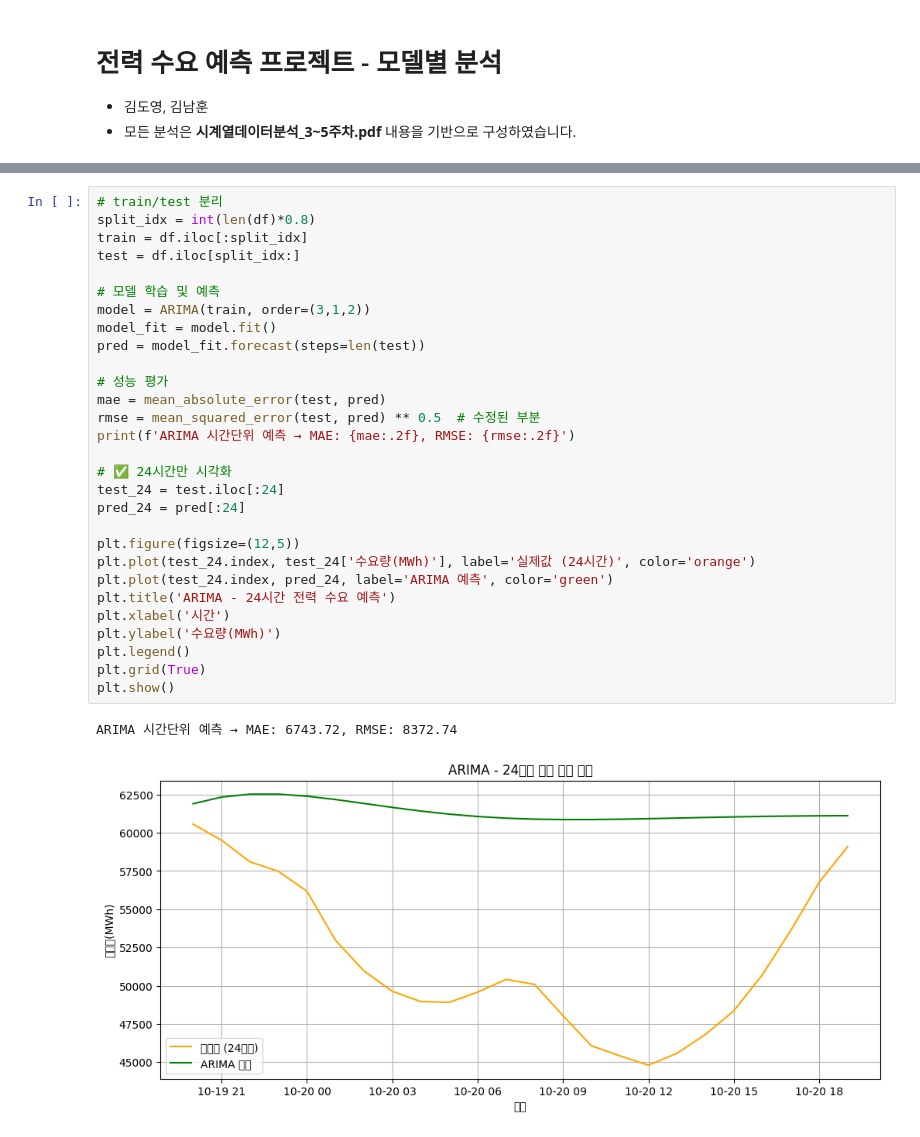
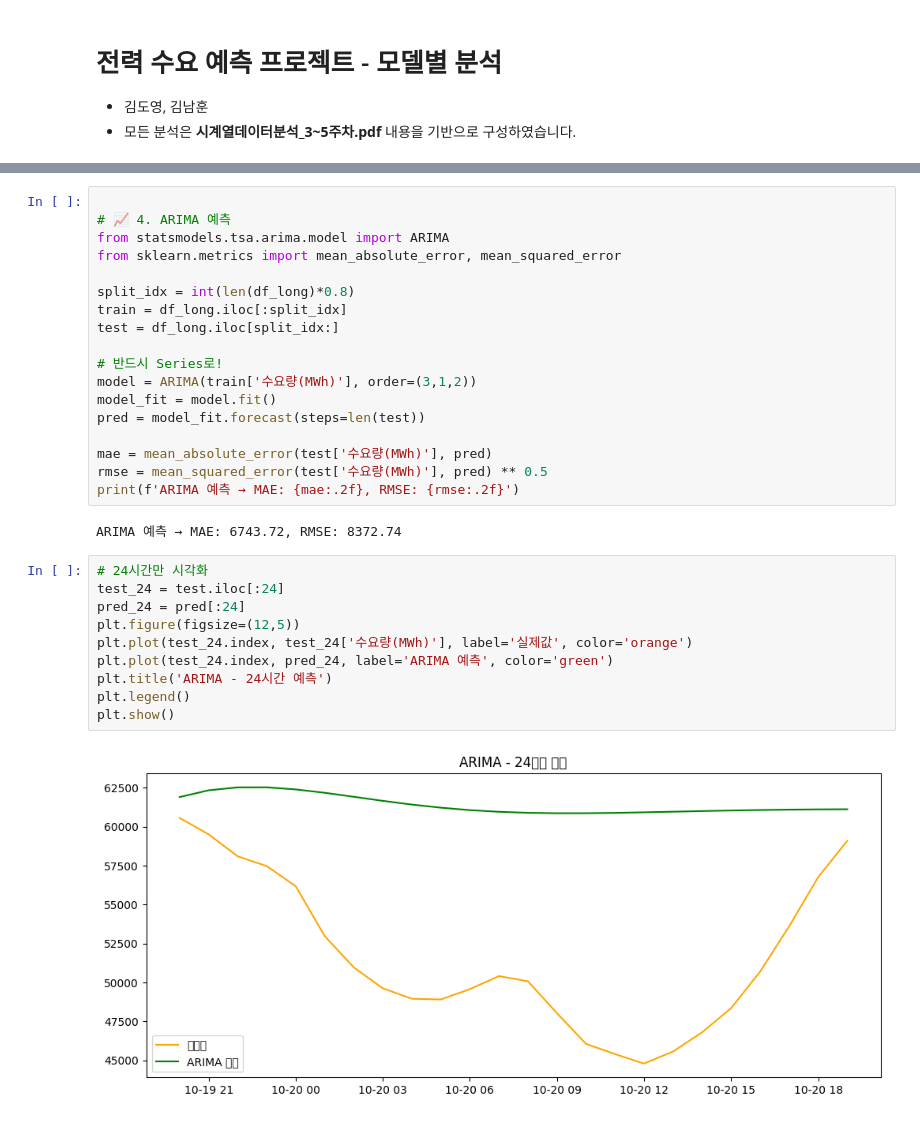
Before and after one commit to doyoung241/-, a Jupyter notebook: 전력수요_예측_3관점_완성본.ipynb, the cells around one changed output, grey strips where cells are left out. Cells and saved outputs as stored; diff of their text form.

```diff
--- a/전력수요_예측_3관점_완성본.ipynb
+++ b/전력수요_예측_3관점_완성본.ipynb
@@ -36,32 +146,32 @@ df.head()
+# %%
+
+# 📈 4. ARIMA 예측
+from statsmodels.tsa.arima.model import ARIMA
+from sklearn.metrics import mean_absolute_error, mean_squared_error
+
+split_idx = int(len(df_long)*0.8)
+train = df_long.iloc[:split_idx]
+test = df_long.iloc[split_idx:]
+
+# 반드시 Series로!
+model = ARIMA(train['수요량(MWh)'], order=(3,1,2))
+model_fit = model.fit()
+pred = model_fit.forecast(steps=len(test))
+
+mae = mean_absolute_error(test['수요량(MWh)'], pred)
+rmse = mean_squared_error(test['수요량(MWh)'], pred) ** 0.5
+print(f'ARIMA 예측 → MAE: {mae:.2f}, RMSE: {rmse:.2f}')
+# %% [output]
+ARIMA 예측 → MAE: 6743.72, RMSE: 8372.74
 # %%
-# train/test 분리
-split_idx = int(len(df)*0.8)
-train = df.iloc[:split_idx]
-test = df.iloc[split_idx:]
-
-# 모델 학습 및 예측
-model = ARIMA(train, order=(3,1,2))
-model_fit = model.fit()
-pred = model_fit.forecast(steps=len(test))
-
-# 성능 평가
-mae = mean_absolute_error(test, pred)
-rmse = mean_squared_error(test, pred) ** 0.5  # 수정된 부분
-print(f'ARIMA 시간단위 예측 → MAE: {mae:.2f}, RMSE: {rmse:.2f}')
-
-# ✅ 24시간만 시각화
+# 24시간만 시각화
 test_24 = test.iloc[:24]
 pred_24 = pred[:24]
-
 plt.figure(figsize=(12,5))
-plt.plot(test_24.index, test_24['수요량(MWh)'], label='실제값 (24시간)', color='orange')
+plt.plot(test_24.index, test_24['수요량(MWh)'], label='실제값', color='orange')
 plt.plot(test_24.index, pred_24, label='ARIMA 예측', color='green')
-plt.title('ARIMA - 24시간 전력 수요 예측')
-plt.xlabel('시간')
-plt.ylabel('수요량(MWh)')
+plt.title('ARIMA - 24시간 예측')
 plt.legend()
-plt.grid(True)
 plt.show()
 # %% [output]
-ARIMA 시간단위 예측 → MAE: 6743.72, RMSE: 8372.74
-[figure, old version]
+[figure, new version]
```
Also changed, not shown: parts of 27 cells of this notebook.
